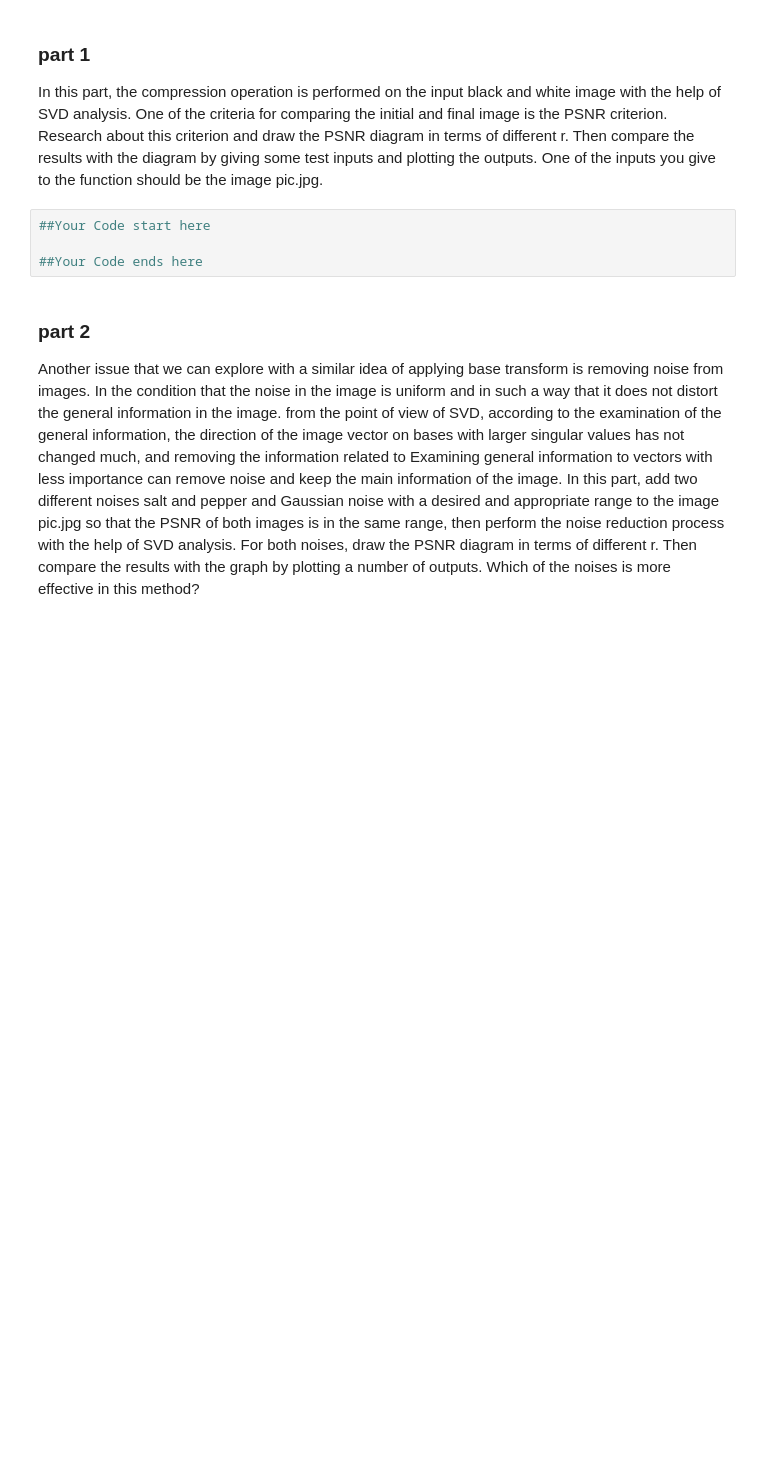
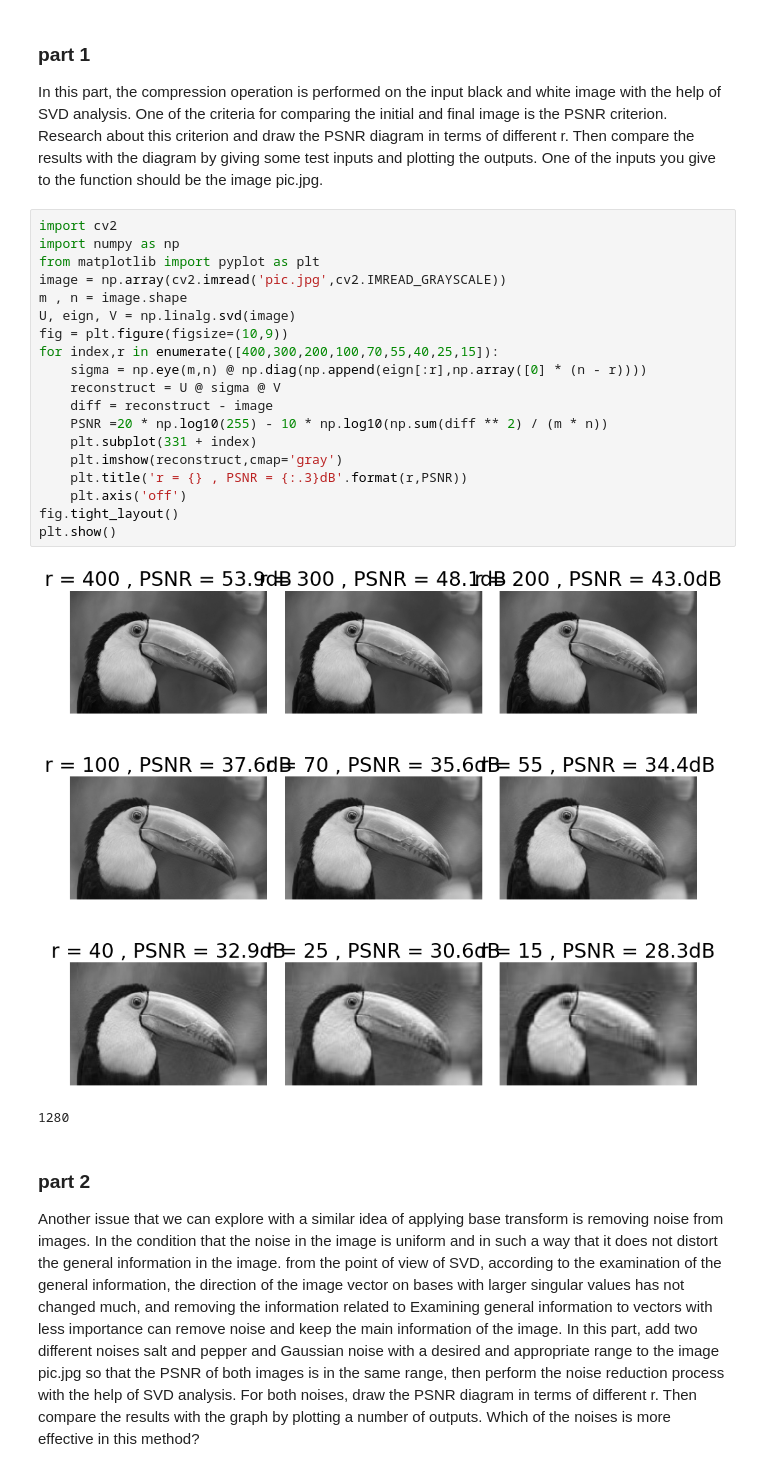
Before and after one commit to AliKouchekzade/MMIE_CHW3, a Jupyter notebook: CHW3.ipynb, the cells around one changed output. Drawn from its saved outputs; the diff is of its cells as text; blank space fills up the shorter version.

```diff
--- a/CHW3.ipynb
+++ b/CHW3.ipynb
@@ -231,10 +219,28 @@ In this view, the value of r is the parameter to control the amount of compressi
 
 In this part, the compression operation is performed on the input black and white image with the help of SVD analysis. One of the criteria for comparing the initial and final image is the PSNR criterion. Research about this criterion and draw the PSNR diagram in terms of different r. Then compare the results with the diagram by giving some test inputs and plotting the outputs.
 One of the inputs you give to the function should be the image pic.jpg.
-# %%
-##Your Code start here
-
-##Your Code ends here
+# %%
+import cv2
+import numpy as np
+from matplotlib import pyplot as plt
+image = np.array(cv2.imread('pic.jpg',cv2.IMREAD_GRAYSCALE))
+m , n = image.shape
+U, eign, V = np.linalg.svd(image)
+fig = plt.figure(figsize=(10,9))
+for index,r in enumerate([400,300,200,100,70,55,40,25,15]):
+    sigma = np.eye(m,n) @ np.diag(np.append(eign[:r],np.array([0] * (n - r))))
+    reconstruct = U @ sigma @ V
+    diff = reconstruct - image
+    PSNR =20 * np.log10(255) - 10 * np.log10(np.sum(diff ** 2) / (m * n))
+    plt.subplot(331 + index)
+    plt.imshow(reconstruct,cmap='gray')
+    plt.title('r = {} , PSNR = {:.3}dB'.format(r,PSNR))
+    plt.axis('off')
+fig.tight_layout()
+plt.show()
+# %% [output]
+[figure, added]
+1280
 # %% [markdown]
 ###  part 2
 
```
Also changed, not shown: parts of 11 cells of this notebook, 2 other files.
